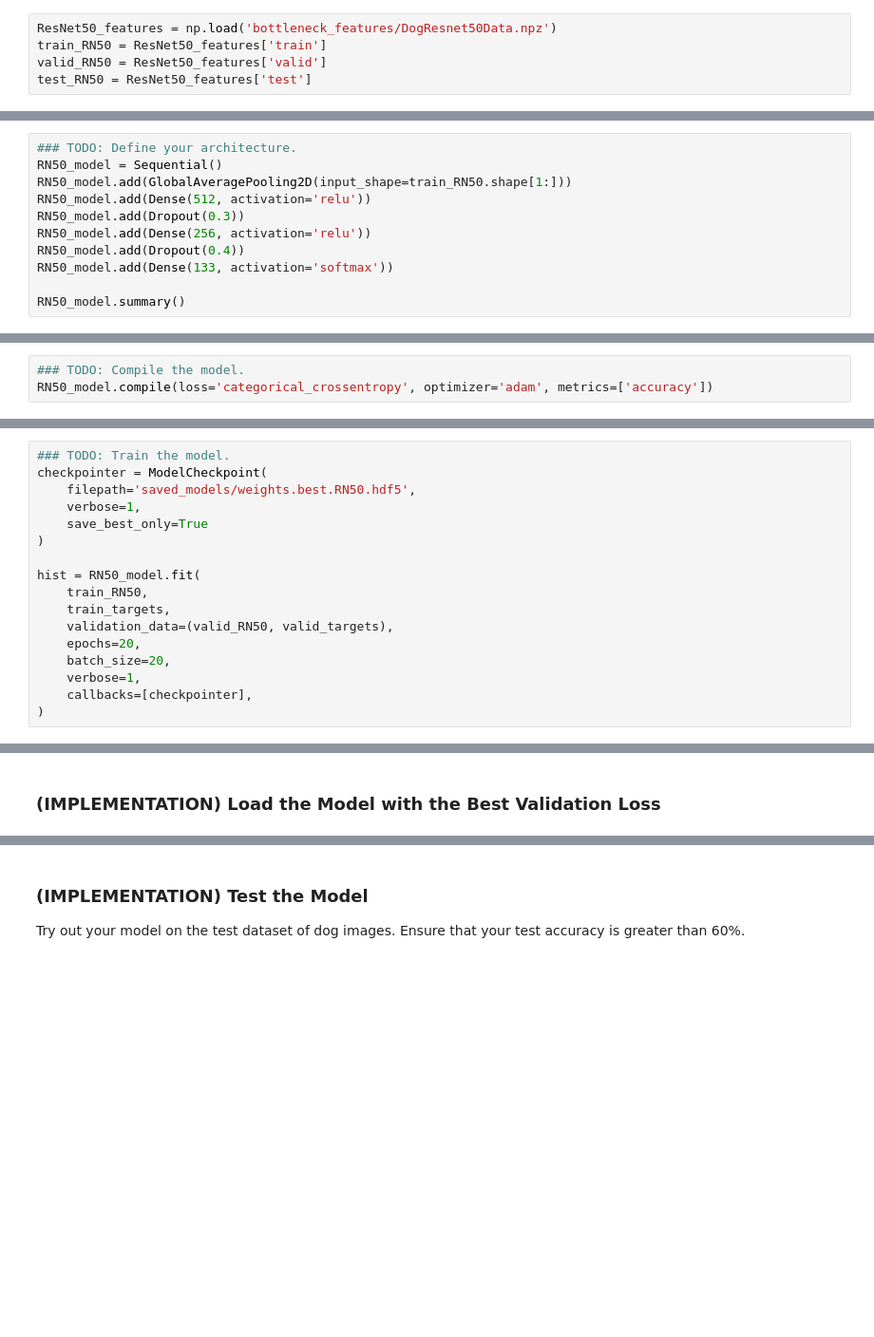
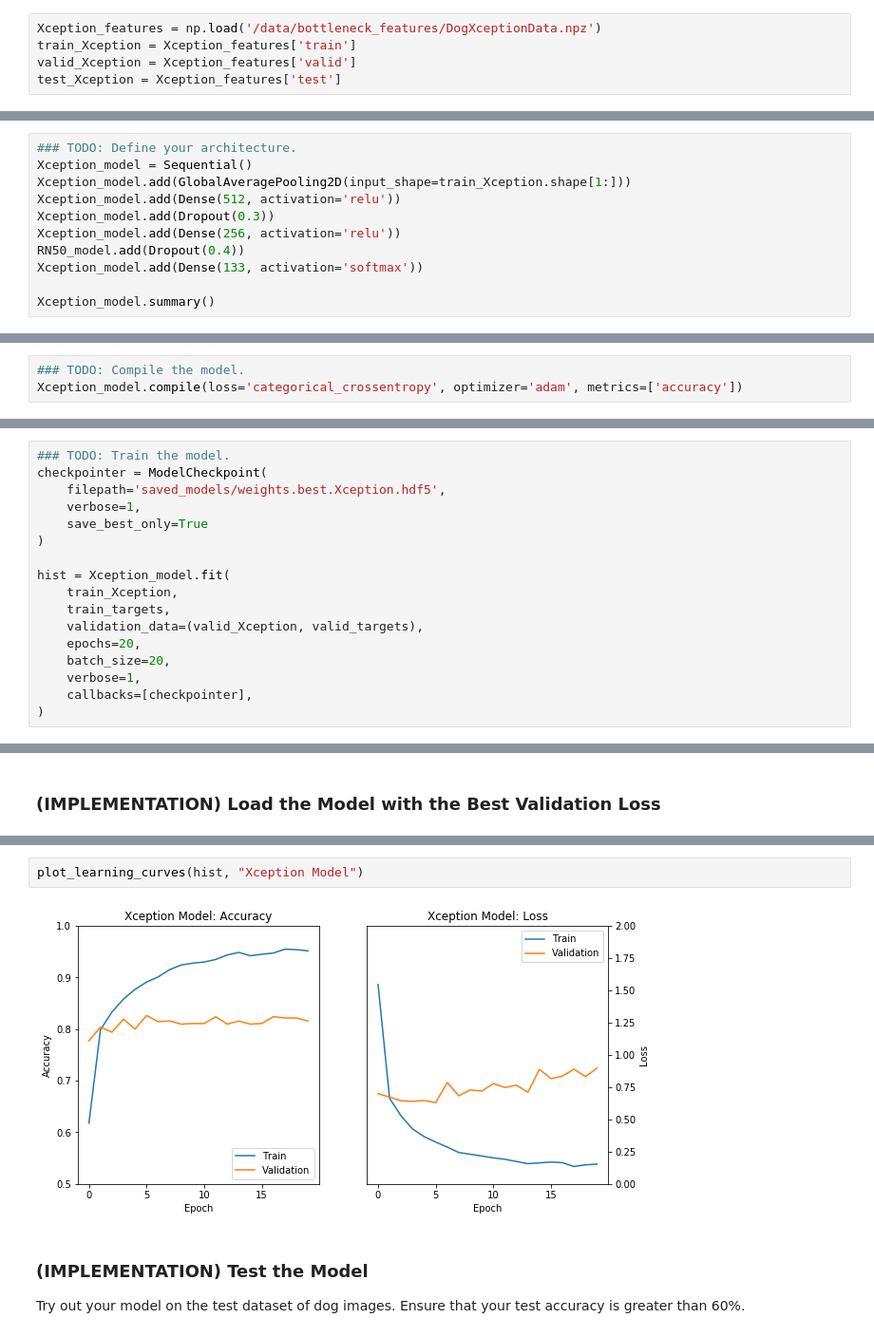
Before and after one commit to 0zero/DogBreedClassifier, a Jupyter notebook: dog_app.ipynb, the cells around one changed output, grey strips where cells are left out. Shown at 95% size. Saved outputs shown, nothing was run; the diff lists cells and outputs as text; blank space fills up the shorter version.

```diff
--- a/dog_app.ipynb
+++ b/dog_app.ipynb
@@ -592,8 +702,8 @@ import requests
 # with open("bottleneck_features/DogResnet50Data.npz", "wb") as f:
 #     f.write(r.content)
 # %%
-ResNet50_features = np.load('bottleneck_features/DogResnet50Data.npz')
-train_RN50 = ResNet50_features['train']
-valid_RN50 = ResNet50_features['valid']
-test_RN50 = ResNet50_features['test']
+Xception_features = np.load('/data/bottleneck_features/DogXceptionData.npz')
+train_Xception = Xception_features['train']
+valid_Xception = Xception_features['valid']
+test_Xception = Xception_features['test']
 # %%
@@ -617,14 +723,14 @@ train_RN50.shape
 # %%
 ### TODO: Define your architecture.
-RN50_model = Sequential()
-RN50_model.add(GlobalAveragePooling2D(input_shape=train_RN50.shape[1:]))
-RN50_model.add(Dense(512, activation='relu'))
-RN50_model.add(Dropout(0.3))
-RN50_model.add(Dense(256, activation='relu'))
+Xception_model = Sequential()
+Xception_model.add(GlobalAveragePooling2D(input_shape=train_Xception.shape[1:]))
+Xception_model.add(Dense(512, activation='relu'))
+Xception_model.add(Dropout(0.3))
+Xception_model.add(Dense(256, activation='relu'))
 RN50_model.add(Dropout(0.4))
-RN50_model.add(Dense(133, activation='softmax'))
+Xception_model.add(Dense(133, activation='softmax'))
 
-RN50_model.summary()
+Xception_model.summary()
 # %% [output]
 _________________________________________________________________
 Layer (type)                 Output Shape              Param #
@@ -649,7 +753,7 @@ _________________________________________________________________
 ### (IMPLEMENTATION) Compile the Model
 # %%
 ### TODO: Compile the model.
-RN50_model.compile(loss='categorical_crossentropy', optimizer='adam', metrics=['accuracy'])
+Xception_model.compile(loss='categorical_crossentropy', optimizer='adam', metrics=['accuracy'])
 # %% [markdown]
 ### (IMPLEMENTATION) Train the Model
 
@@ -678,15 +782,15 @@ datagen_valid.fit(valid_tensors)
 # %%
 ### TODO: Train the model.
 checkpointer = ModelCheckpoint(
-    filepath='saved_models/weights.best.RN50.hdf5',
+    filepath='saved_models/weights.best.Xception.hdf5',
     verbose=1,
     save_best_only=True
 )
 
-hist = RN50_model.fit(
-    train_RN50,
+hist = Xception_model.fit(
+    train_Xception,
     train_targets,
-    validation_data=(valid_RN50, valid_targets),
+    validation_data=(valid_Xception, valid_targets),
     epochs=20,
     batch_size=20,
     verbose=1,
@@ -738,3 +822,7 @@ plt.legend(loc='upper right')
+# %%
+plot_learning_curves(hist, "Xception Model")
+# %% [output]
+[figure, added]
 # %% [markdown]
 ### (IMPLEMENTATION) Test the Model
 
```
Also changed, not shown: parts of 33 cells of this notebook, 10 other files.
